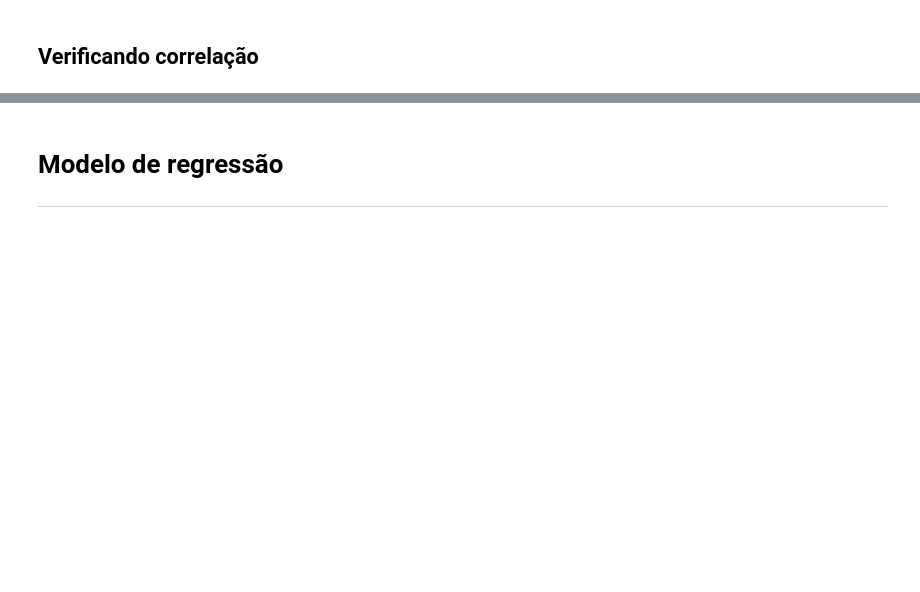
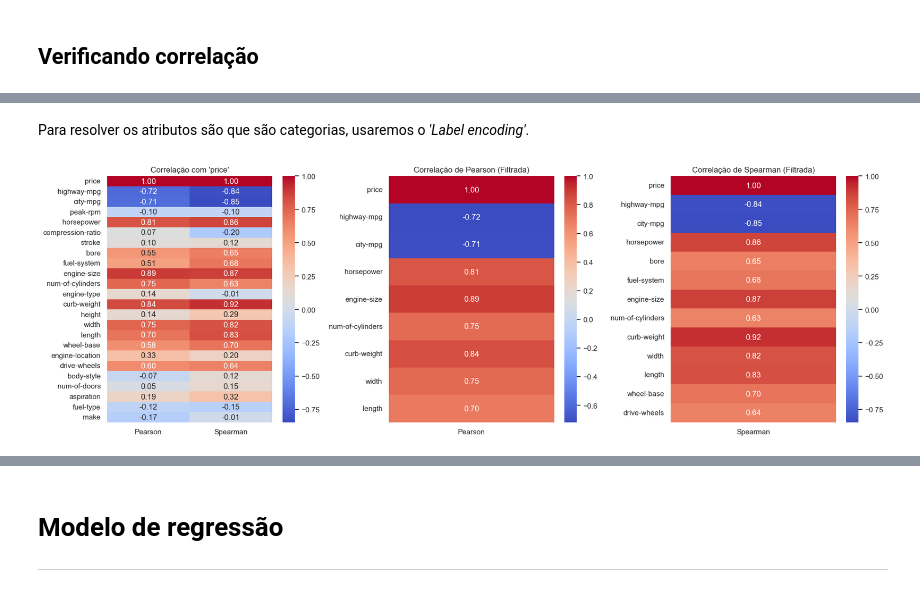
Before and after one commit to Batchuka/ifes-ml-explorando-modelos-preditivos, a Jupyter notebook: automobile-uci/automobile_uci.ipynb, the cells around one changed output, grey strips where cells are left out. Cells and saved outputs as stored; diff of their text form; code cells hidden in the pictures; blank space fills up the shorter version.

```diff
--- a/automobile-uci/automobile_uci.ipynb
+++ b/automobile-uci/automobile_uci.ipynb
@@ -74,0 +93,4 @@ Name: peak-rpm, Length: 205, dtype: float64
+# %%
+# drop price and normalized-losses from features
+dataset = dataset.drop(['normalized-losses'], axis=1)
+busca_registros_faltantes(dataset)
@@ -74,0 +113,6 @@ Name: peak-rpm, Length: 205, dtype: float64
+# %%
+# Índices das linhas que você deseja remover
+indices_para_remover = [9, 27, 44, 45, 55, 56, 57, 58, 63, 129, 130, 131]
+
+# Use o método drop() para remover as linhas especificadas
+dataset = dataset.drop(indices_para_remover)
@@ -76,0 +160,57 @@ Name: peak-rpm, Length: 205, dtype: float64
+# %% [markdown]
+Para resolver os atributos são que são categorias, usaremos o *'Label encoding'*.
+# %%
+# Lista das colunas que você deseja codificar
+colunas_para_codificar = ['fuel-system', 'engine-type', 'engine-location','drive-wheels', 'body-style', 'aspiration', 'fuel-type', 'make']
+
+# Crie um objeto LabelEncoder
+label_encoder = LabelEncoder()
+
+# Itere pelas colunas e aplique o Label Encoding
+for coluna in colunas_para_codificar:
+    dataset[coluna] = label_encoder.fit_transform(dataset[coluna])
+# %%
+# Correlação de Pearson
+pearson = dataset.corrwith(dataset['price'], method='pearson')
+
+# Correlação de Spearman
+spearman = dataset.corrwith(dataset['price'], method='spearman')
+
+# Escolha um valor de corte (0.6 no exemplo)
+limiar = 0.6
+
+# Mantenha apenas as colunas que atendem ao critério de correlação para Pearson
+colunas_pearson_selecionadas = pearson[(pearson >= limiar) | (pearson <= -limiar)].index
+
+# Mantenha apenas as colunas que atendem ao critério de correlação para Spearman
+colunas_spearman_selecionadas = spearman[(spearman >= limiar) | (spearman <= -limiar)].index
+
+# Crie um DataFrame com as correlações
+correlations = pd.DataFrame({'Pearson': pearson, 'Spearman': spearman})
+
+# Crie um mapa de calor com as correlações originais
+sns.set_theme(style='darkgrid')
+fig, ax = plt.subplots(1, 3, figsize=(18, 6))
+
+sns.heatmap(data=correlations, annot=True, cmap='coolwarm', fmt=".2f", ax=ax[0])
+ax[0].set_title("Correlação com 'price'")
+
+# Crie novos DataFrames com as colunas selecionadas
+dataset_pearson_filtrado = dataset[colunas_pearson_selecionadas]
+dataset_spearman_filtrado = dataset[colunas_spearman_selecionadas]
+
+# Calcule as correlações para os DataFrames filtrados
+pearson_filtrado = dataset_pearson_filtrado.corrwith(dataset['price'], method='pearson')
+spearman_filtrado = dataset_spearman_filtrado.corrwith(dataset['price'], method='spearman')
+
+# Crie mapas de calor para as correlações filtradas
+sns.heatmap(data=pd.DataFrame({'Pearson': pearson_filtrado}), annot=True, cmap='coolwarm', fmt=".2f", ax=ax[1])
+ax[1].set_title("Correlação de Pearson (Filtrada)")
+
+sns.heatmap(data=pd.DataFrame({'Spearman': spearman_filtrado}), annot=True, cmap='coolwarm', fmt=".2f", ax=ax[2])
+ax[2].set_title("Correlação de Spearman (Filtrada)")
+
+plt.tight_layout()
+plt.show()
+# %% [output]
+[figure, added]
```
Also changed, not shown: parts of 33 cells of this notebook, 7 other files.
